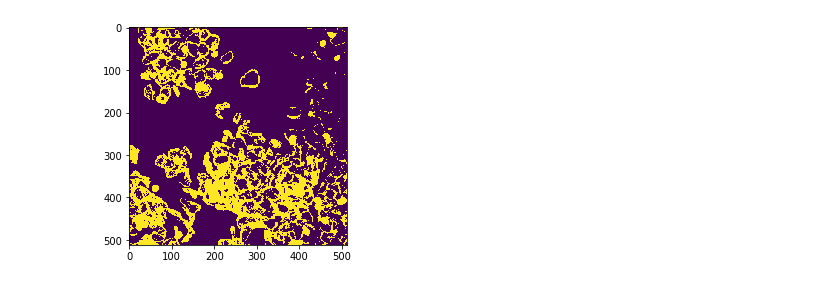
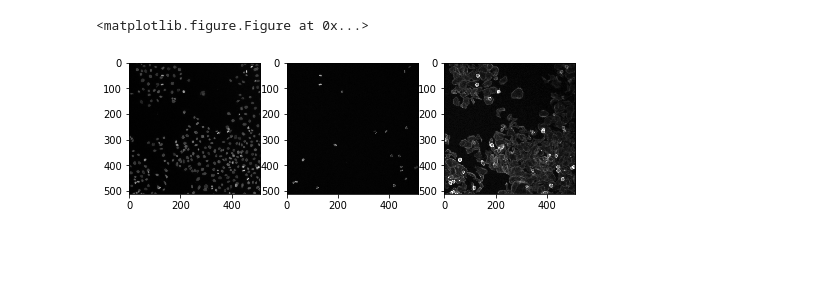
Before and after one commit to volker-baecker/jupyter-workshop-mifobio-2018, a Jupyter notebook: image_analysis.ipynb, the cells around one changed output. Saved outputs shown, nothing was run; the diff lists cells and outputs as text; code cells hidden in the pictures; blank space fills up the shorter version.

```diff
--- a/image_analysis.ipynb
+++ b/image_analysis.ipynb
@@ -1,7 +3,8 @@
 # %%
 import tifffile as tf
-import matplotlib.pyplot as plt
 
 d0 = r'./ExampleHuman/images/AS_09125_050116030001_D03f00d0.tif'
-d1 = r'./ExampleHuman/images/AS_09125_050116030001_D03f00d1.tif'
-d2 = r'./ExampleHuman/images/AS_09125_050116030001_D03f00d2.tif'
+nuc = tf.imread(d0)
+
+stacks = r'./ExampleHuman/images/cells.tif'
+cells = tf.imread(stacks)
@@ -77,9 +11,8 @@ plt.imshow(d1_cleaned)
-# %%
-from skimage import filters
-
-thresh = filters.threshold_otsu(image_d2)
-binary_d2 = image_d2 > thresh
-plt.imshow(binary_d2)
-plt.show()
-# %% [output]
-[figure, removed]
+# %%
+import matplotlib.pyplot as plt
+
+fig=plt.figure(figsize=(2.5, 2.5))
+plt.imshow(cells[0,:,:], cmap="gray")
+plt.show()
+# %% [output]
+<matplotlib.figure.Figure at 0x...>
@@ -85,0 +22,11 @@ plt.show()
+# %%
+#plt.imshow(cells[2,:,:])
+fig=plt.figure(figsize=(8, 8))
+columns = 3
+rows = 1
+for i in range(1, columns*rows+1):
+    fig.add_subplot(rows, columns, i)
+    plt.imshow(cells[i-1,:,:],cmap="gray")
+plt.show()
+# %% [output]
+[figure, added]
```
Also changed, not shown: parts of 18 cells of this notebook.
